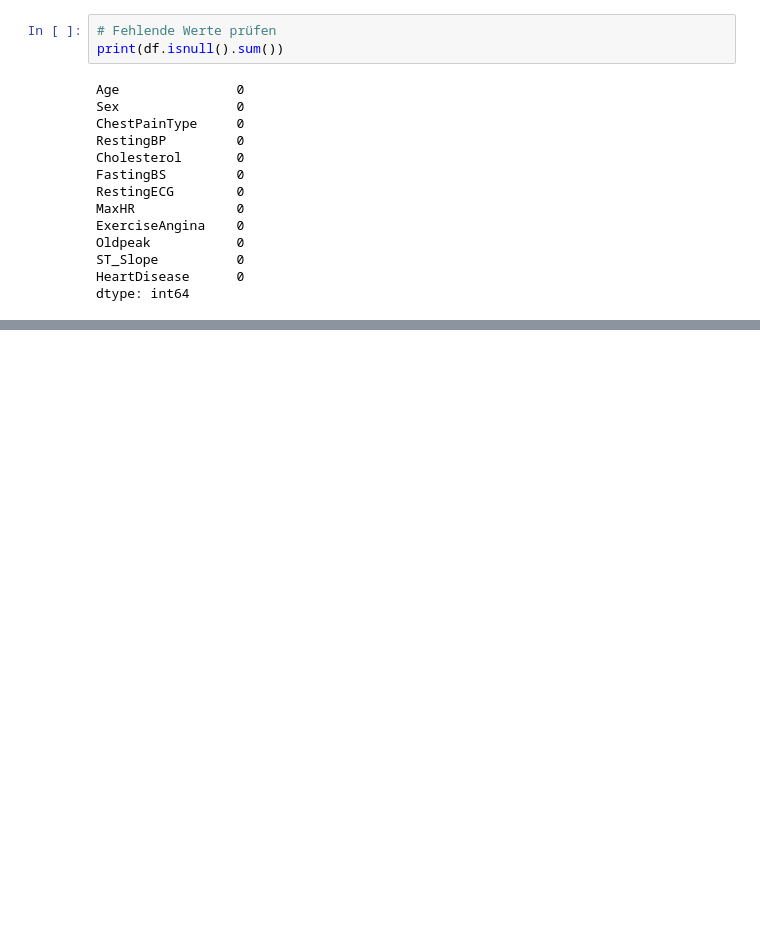
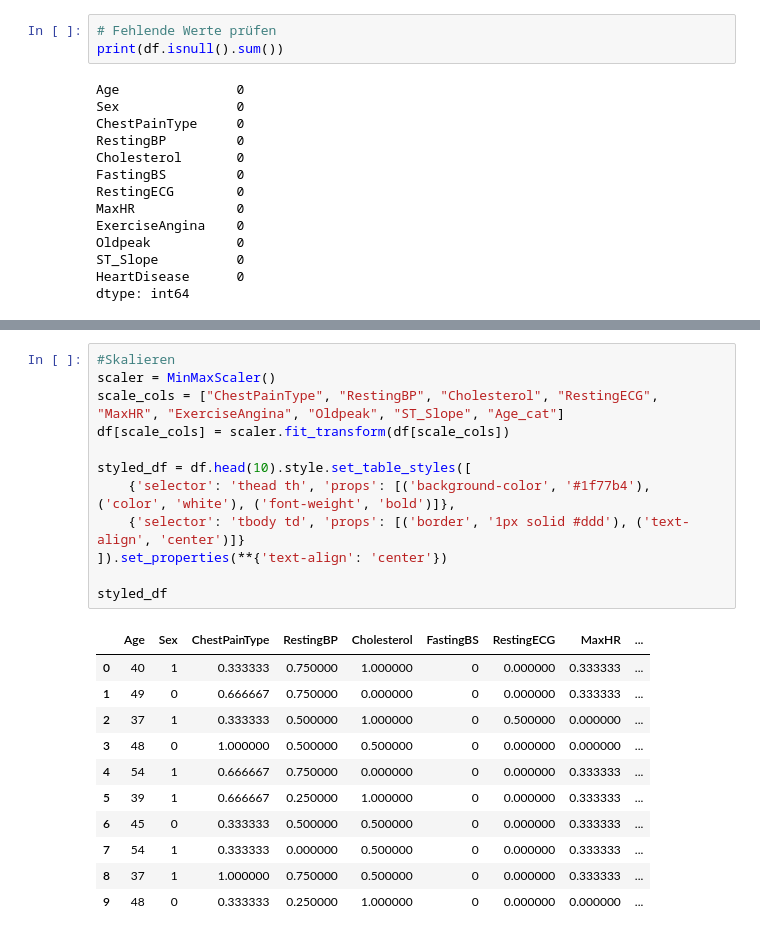
Before and after one commit to ManaTrooo/Asai-Projekt, a Jupyter notebook: DataSet_2.ipynb, the cells around one changed output, grey strips where cells are left out. Saved outputs shown, nothing was run; the diff lists cells and outputs as text; blank space fills up the shorter version.

```diff
--- a/DataSet_2.ipynb
+++ b/DataSet_2.ipynb
@@ -464,0 +531,24 @@ styled_df
+# %%
+#Skalieren
+scaler = MinMaxScaler()
+scale_cols = ["ChestPainType", "RestingBP", "Cholesterol", "RestingECG", "MaxHR", "ExerciseAngina", "Oldpeak", "ST_Slope", "Age_cat"]
+df[scale_cols] = scaler.fit_transform(df[scale_cols])
+
+styled_df = df.head(10).style.set_table_styles([
+    {'selector': 'thead th', 'props': [('background-color', '#1f77b4'), ('color', 'white'), ('font-weight', 'bold')]},
+    {'selector': 'tbody td', 'props': [('border', '1px solid #ddd'), ('text-align', 'center')]}
+]).set_properties(**{'text-align': 'center'})
+
+styled_df
+# %% [output]
+|  | Age | Sex | ChestPainType | RestingBP | Cholesterol | FastingBS | RestingECG | MaxHR | ... |
+| 0 | 40 | 1 | 0.333333 | 0.750000 | 1.000000 | 0 | 0.000000 | 0.333333 | ... |
+| 1 | 49 | 0 | 0.666667 | 0.750000 | 0.000000 | 0 | 0.000000 | 0.333333 | ... |
+| 2 | 37 | 1 | 0.333333 | 0.500000 | 1.000000 | 0 | 0.500000 | 0.000000 | ... |
+| 3 | 48 | 0 | 1.000000 | 0.500000 | 0.500000 | 0 | 0.000000 | 0.000000 | ... |
+| 4 | 54 | 1 | 0.666667 | 0.750000 | 0.000000 | 0 | 0.000000 | 0.333333 | ... |
+| 5 | 39 | 1 | 0.666667 | 0.250000 | 1.000000 | 0 | 0.000000 | 0.333333 | ... |
+| 6 | 45 | 0 | 0.333333 | 0.500000 | 0.500000 | 0 | 0.000000 | 0.333333 | ... |
+| 7 | 54 | 1 | 0.333333 | 0.000000 | 0.500000 | 0 | 0.000000 | 0.333333 | ... |
+| 8 | 37 | 1 | 1.000000 | 0.750000 | 0.500000 | 0 | 0.000000 | 0.333333 | ... |
+| 9 | 48 | 0 | 0.333333 | 0.250000 | 1.000000 | 0 | 0.000000 | 0.000000 | ... |
```
Also changed, not shown: parts of 16 cells of this notebook, 1 other file.
